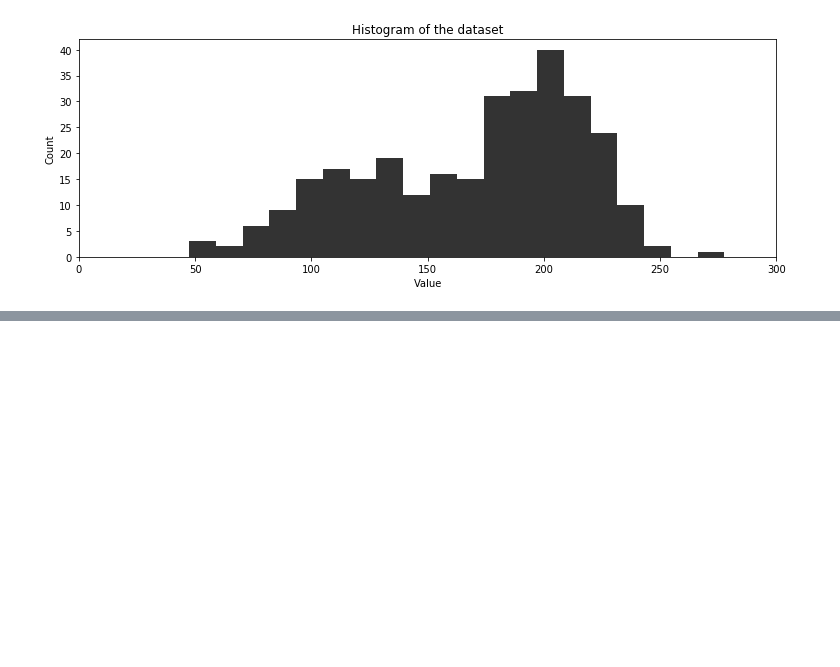
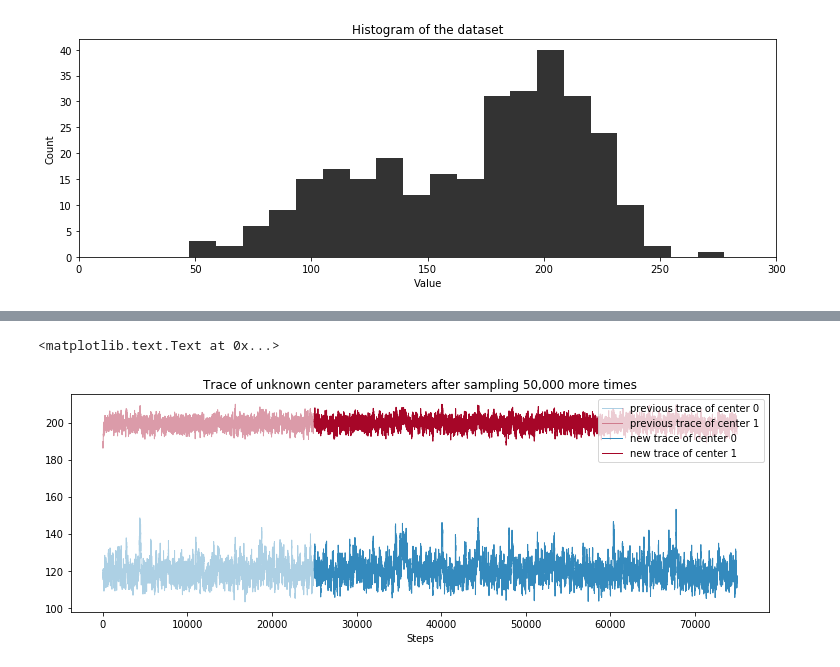
Before and after one commit to kazukousen/mcmc, a Jupyter notebook: pymc_3.ipynb, the cells around one changed output, grey strips where cells are left out. Cells and saved outputs as stored; diff of their text form; code cells hidden in the pictures; blank space fills up the shorter version.

```diff
--- a/pymc_3.ipynb
+++ b/pymc_3.ipynb
@@ -71,0 +143,26 @@ prior assignment, with p = 0.5:
+# %%
+with model:
+    trace = pm.sample(50000, step=[step1, step2], trace=trace)
+# %%
+figsize(12.5, 4)
+center_trace = trace['centers'][25000:]
+prev_trace = trace['centers'][:25000]
+
+x = np.arange(25000)
+plt.plot(x, prev_trace[:,0], label='previous trace of center 0',
+         lw=1, c=colors[0], alpha=0.4)
+plt.plot(x, prev_trace[:,1], label='previous trace of center 1',
+         lw=1, c=colors[1], alpha=0.4)
+
+x = np.arange(25000, 75000)
+plt.plot(x, center_trace[:, 0], label='new trace of center 0',
+         lw=1, c=colors[0])
+plt.plot(x, center_trace[:, 1], label='new trace of center 1',
+         lw=1, c=colors[1])
+plt.title('Trace of unknown center parameters after sampling 50,000 more times')
+leg = plt.legend(loc='upper right')
+leg.get_frame().set_alpha(0.8)
+plt.xlabel('Steps')
+# %% [output]
+<matplotlib.text.Text at 0x...>
+[figure, added]
```
Also changed, not shown: parts of 6 cells of this notebook.
